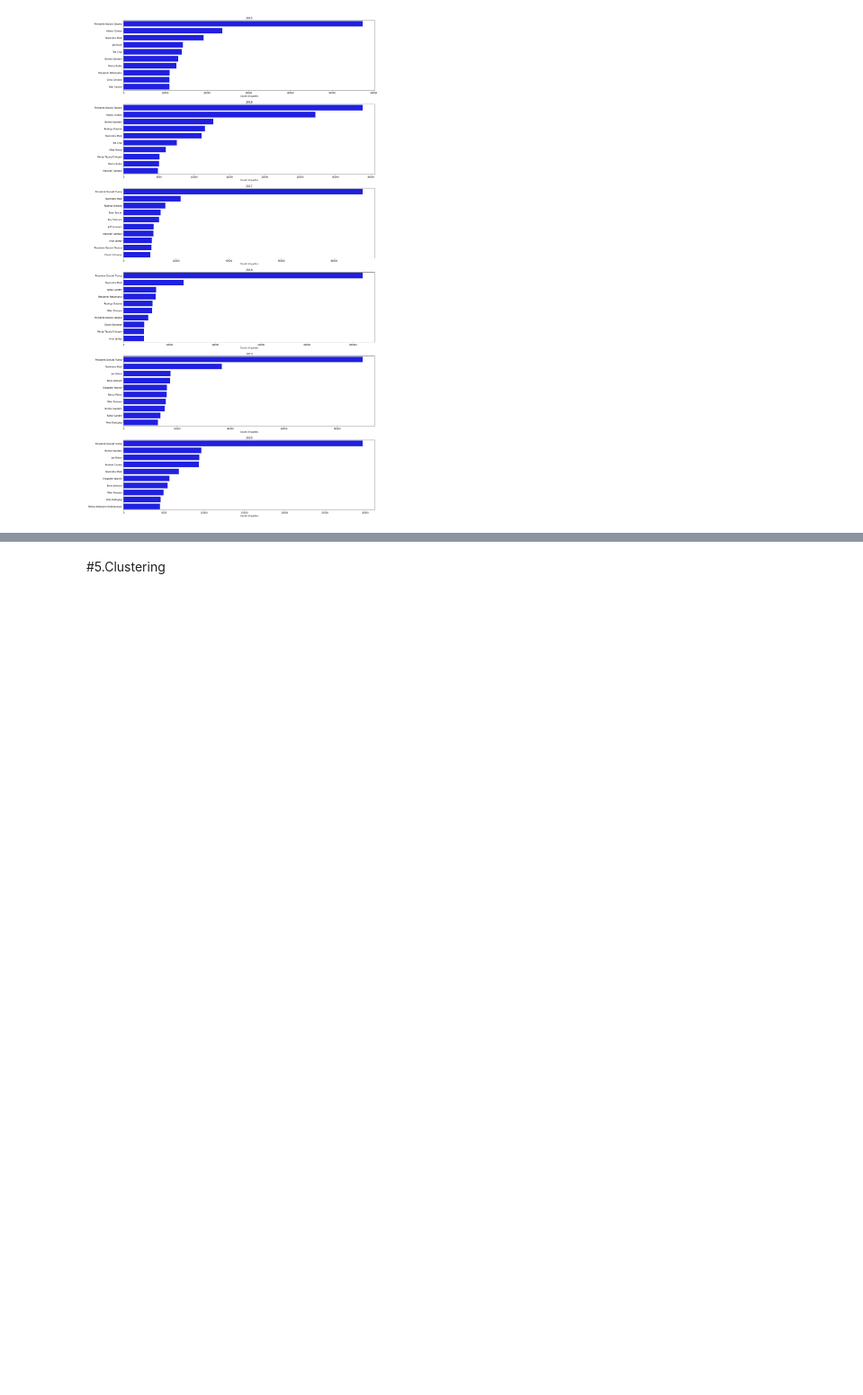
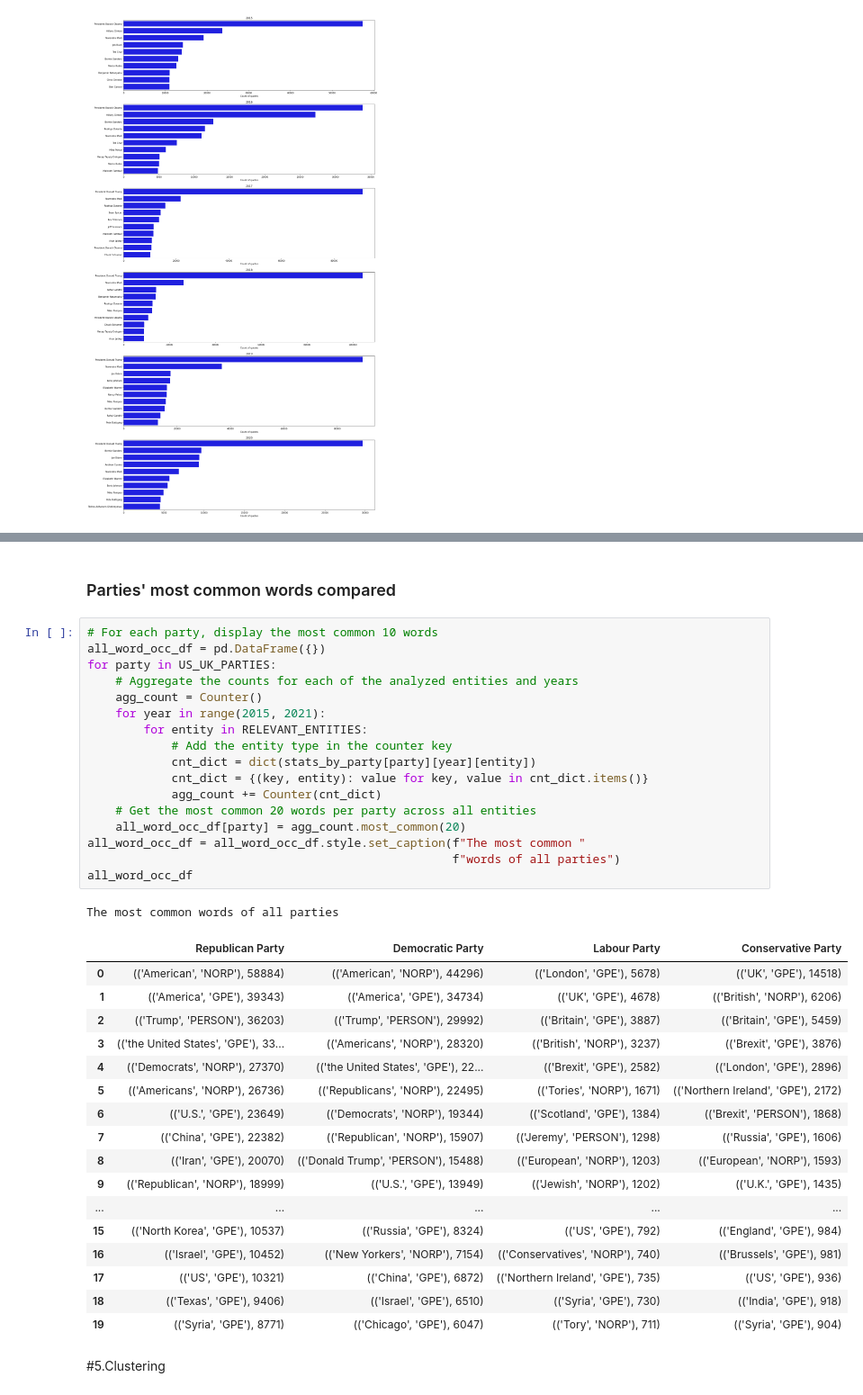
Before and after one commit to epfl-ada/ada-2021-project-acmu, a Jupyter notebook: project_notebook.ipynb, the cells around one changed output, grey strips where cells are left out. Shown: that part at 90% size. Cells and saved outputs as stored; diff of their text form; blank space fills up the shorter version.

```diff
--- a/project_notebook.ipynb
+++ b/project_notebook.ipynb
@@ -908,3 +985,41 @@ for i, year in enumerate(YEARS):
+# %% [markdown]
+### Parties' most common words compared
+# %%
+# For each party, display the most common 10 words
+all_word_occ_df = pd.DataFrame({})
+for party in US_UK_PARTIES:
+    # Aggregate the counts for each of the analyzed entities and years
+    agg_count = Counter()
+    for year in range(2015, 2021):
+        for entity in RELEVANT_ENTITIES:
+            # Add the entity type in the counter key
+            cnt_dict = dict(stats_by_party[party][year][entity])
+            cnt_dict = {(key, entity): value for key, value in cnt_dict.items()}
+            agg_count += Counter(cnt_dict)
+    # Get the most common 20 words per party across all entities
+    all_word_occ_df[party] = agg_count.most_common(20)
+all_word_occ_df = all_word_occ_df.style.set_caption(f"The most common "
+                                                    f"words of all parties")
+all_word_occ_df
+# %% [output]
+The most common words of all parties
+|  | Republican Party | Democratic Party | Labour Party | Conservative Party |
+| 0 | (('American', 'NORP'), 58884) | (('American', 'NORP'), 44296) | (('London', 'GPE'), 5678) | (('UK', 'GPE'), 14518) |
+| 1 | (('America', 'GPE'), 39343) | (('America', 'GPE'), 34734) | (('UK', 'GPE'), 4678) | (('British', 'NORP'), 6206) |
+| 2 | (('Trump', 'PERSON'), 36203) | (('Trump', 'PERSON'), 29992) | (('Britain', 'GPE'), 3887) | (('Britain', 'GPE'), 5459) |
+| 3 | (('the United States', 'GPE'), 33... | (('Americans', 'NORP'), 28320) | (('British', 'NORP'), 3237) | (('Brexit', 'GPE'), 3876) |
+| 4 | (('Democrats', 'NORP'), 27370) | (('the United States', 'GPE'), 22... | (('Brexit', 'GPE'), 2582) | (('London', 'GPE'), 2896) |
+| 5 | (('Americans', 'NORP'), 26736) | (('Republicans', 'NORP'), 22495) | (('Tories', 'NORP'), 1671) | (('Northern Ireland', 'GPE'), 2172) |
+| 6 | (('U.S.', 'GPE'), 23649) | (('Democrats', 'NORP'), 19344) | (('Scotland', 'GPE'), 1384) | (('Brexit', 'PERSON'), 1868) |
+| 7 | (('China', 'GPE'), 22382) | (('Republican', 'NORP'), 15907) | (('Jeremy', 'PERSON'), 1298) | (('Russia', 'GPE'), 1606) |
+| 8 | (('Iran', 'GPE'), 20070) | (('Donald Trump', 'PERSON'), 15488) | (('European', 'NORP'), 1203) | (('European', 'NORP'), 1593) |
+| 9 | (('Republican', 'NORP'), 18999) | (('U.S.', 'GPE'), 13949) | (('Jewish', 'NORP'), 1202) | (('U.K.', 'GPE'), 1435) |
+| ... | ... | ... | ... | ... |
+| 15 | (('North Korea', 'GPE'), 10537) | (('Russia', 'GPE'), 8324) | (('US', 'GPE'), 792) | (('England', 'GPE'), 984) |
+| 16 | (('Israel', 'GPE'), 10452) | (('New Yorkers', 'NORP'), 7154) | (('Conservatives', 'NORP'), 740) | (('Brussels', 'GPE'), 981) |
+| 17 | (('US', 'GPE'), 10321) | (('China', 'GPE'), 6872) | (('Northern Ireland', 'GPE'), 735) | (('US', 'GPE'), 936) |
+| 18 | (('Texas', 'GPE'), 9406) | (('Israel', 'GPE'), 6510) | (('Syria', 'GPE'), 730) | (('India', 'GPE'), 918) |
+| 19 | (('Syria', 'GPE'), 8771) | (('Chicago', 'GPE'), 6047) | (('Tory', 'NORP'), 711) | (('Syria', 'GPE'), 904) |
 # %% [markdown]
 #5.Clustering
 # %% [markdown]
```
Also changed, not shown: parts of 26 cells of this notebook, 1 other file.
